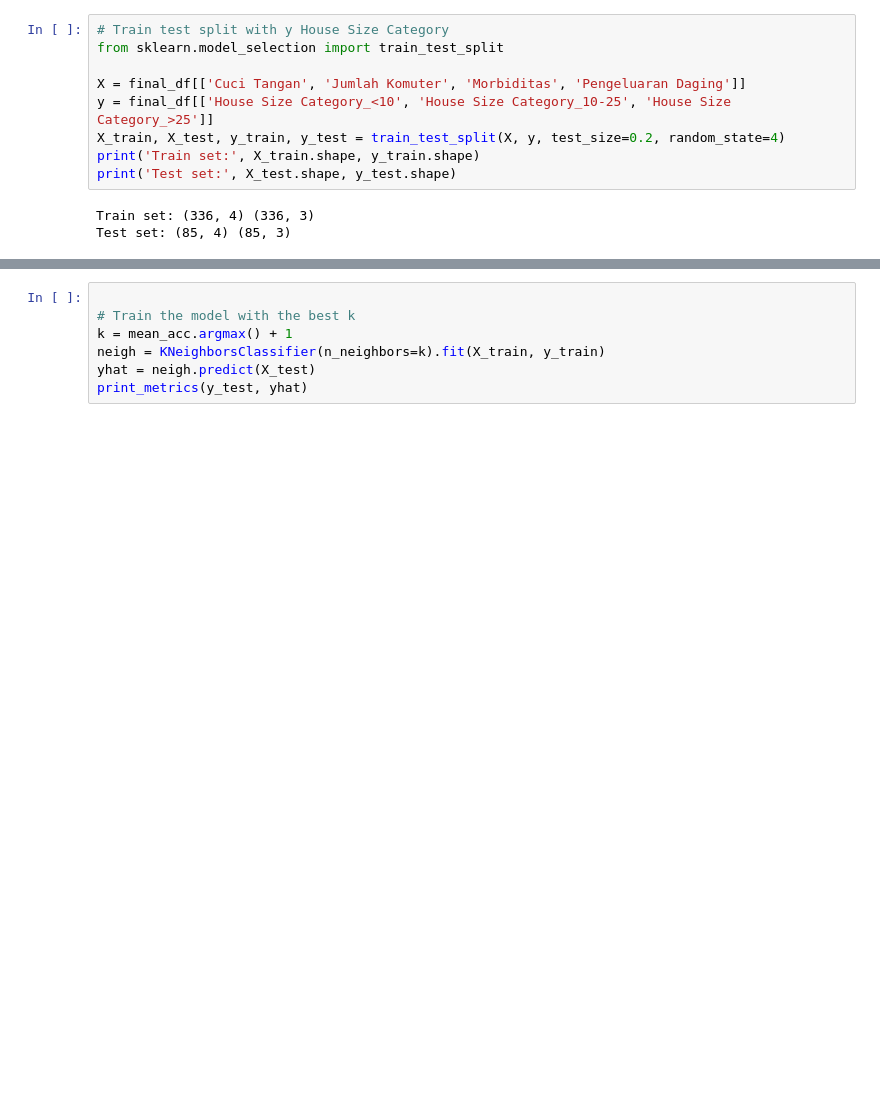
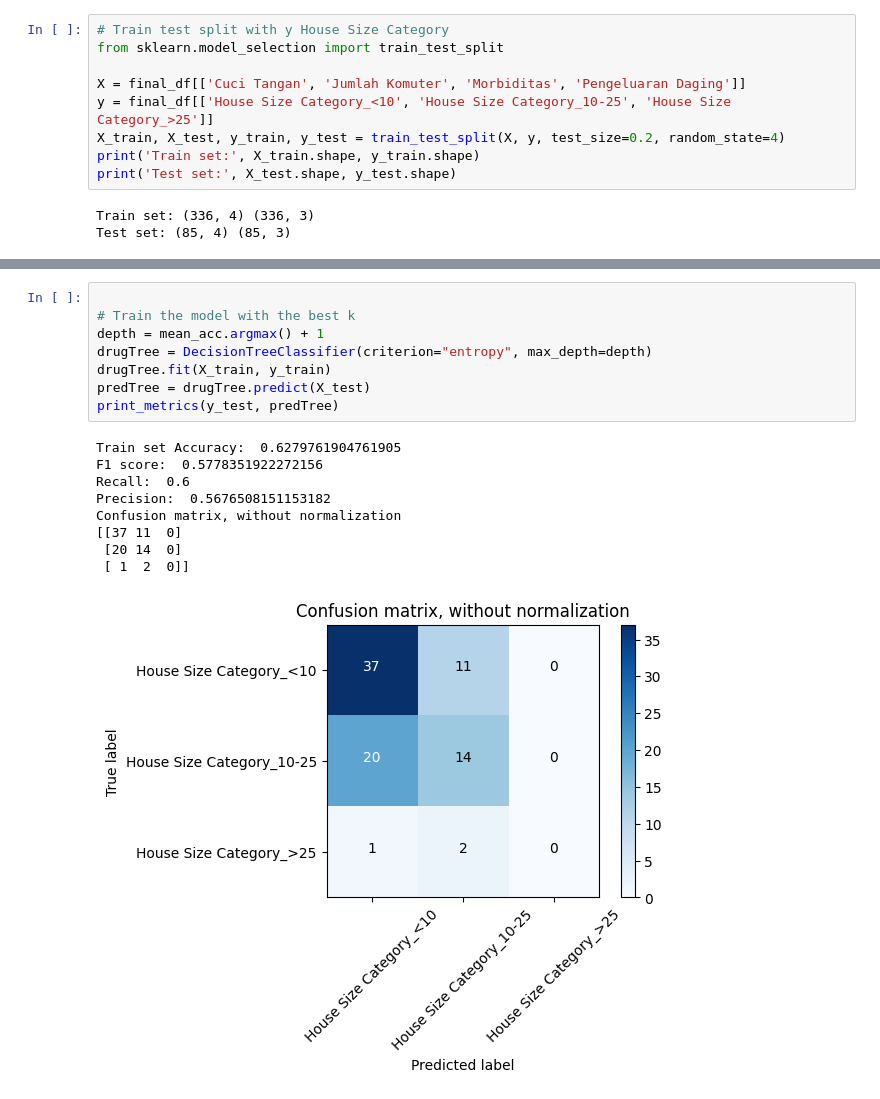
Before and after one commit to EdgrantHS/UTS-AI-classification, a Jupyter notebook: UTS.ipynb, the cells around one changed output, grey strips where cells are left out. Saved outputs shown, nothing was run; the diff lists cells and outputs as text; blank space fills up the shorter version.

Commit message:
aded confusion matrix

```diff
--- a/UTS.ipynb
+++ b/UTS.ipynb
@@ -587,10 +562,21 @@ The best accuracy was with 0.6 with depth= 1
 # %%
 
 # Train the model with the best k
-k = mean_acc.argmax() + 1
-neigh = KNeighborsClassifier(n_neighbors=k).fit(X_train, y_train)
-yhat = neigh.predict(X_test)
-print_metrics(y_test, yhat)
+depth = mean_acc.argmax() + 1
+drugTree = DecisionTreeClassifier(criterion="entropy", max_depth=depth)
+drugTree.fit(X_train, y_train)
+predTree = drugTree.predict(X_test)
+print_metrics(y_test, predTree)
+# %% [output]
+Train set Accuracy:  0.6279761904761905
+F1 score:  0.5778351922272156
+Recall:  0.6
+Precision:  0.5676508151153182
+Confusion matrix, without normalization
+[[37 11  0]
+ [20 14  0]
+ [ 1  2  0]]
+[figure, added]
 # %%
 # Belum multiclass
 # # Support Vector Machine
```
Also changed, not shown: parts of 10 cells of this notebook.
